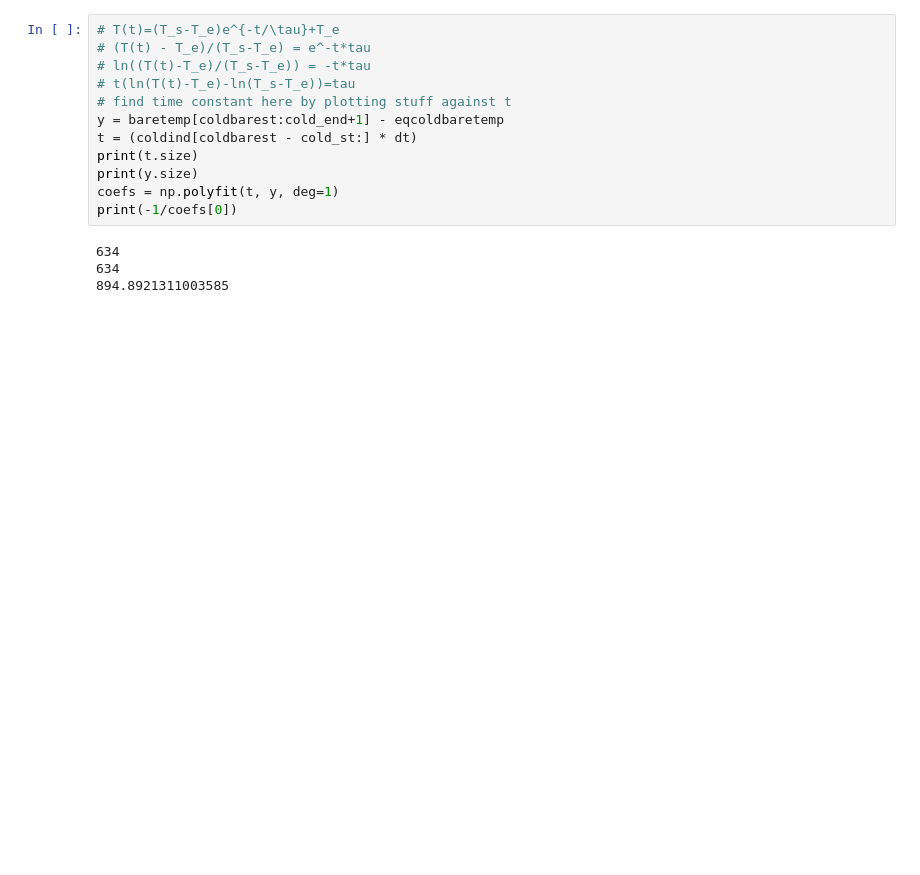
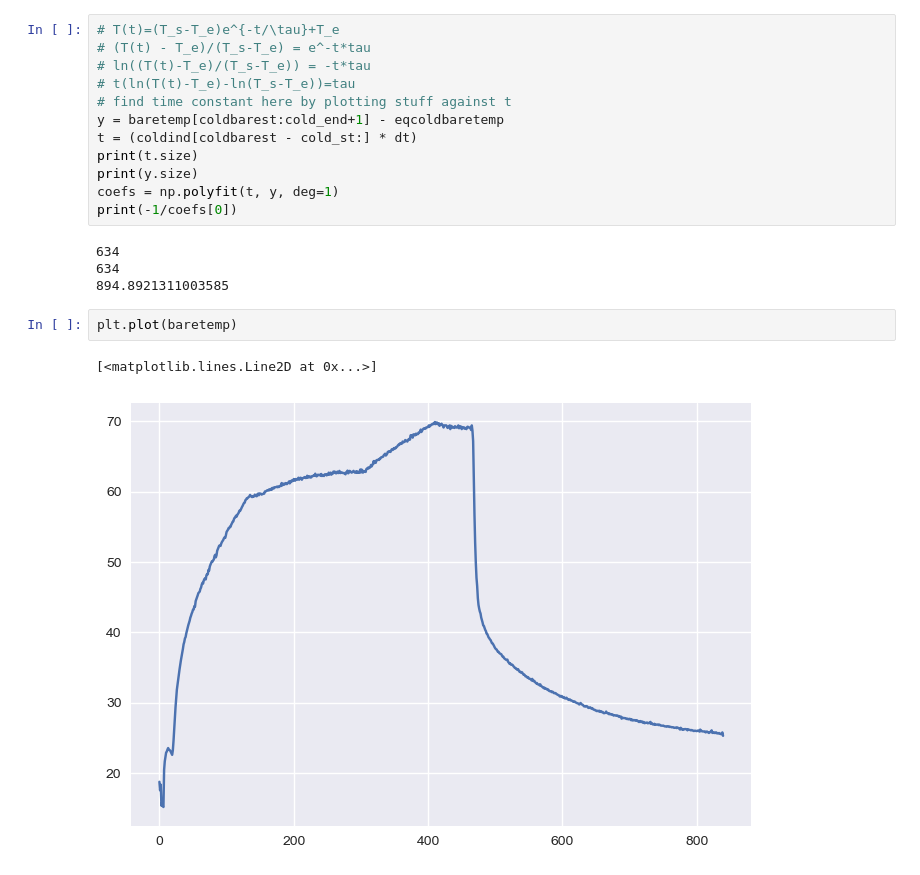
Before and after one commit to LucilleGorbe/clasp324_gorbele, a Jupyter notebook: Lab4/lab4.ipynb, the cells around one changed output. Cells and saved outputs as stored; diff of their text form; blank space fills up the shorter version.

```diff
--- a/Lab4/lab4.ipynb
+++ b/Lab4/lab4.ipynb
@@ -149,3 +166,8 @@ print(-1/coefs[0])
 634
 634
 894.8921311003585
+# %%
+plt.plot(baretemp)
+# %% [output]
+[<matplotlib.lines.Line2D at 0x...>]
+[figure, added]
```
Also changed, not shown: parts of 6 cells of this notebook.
